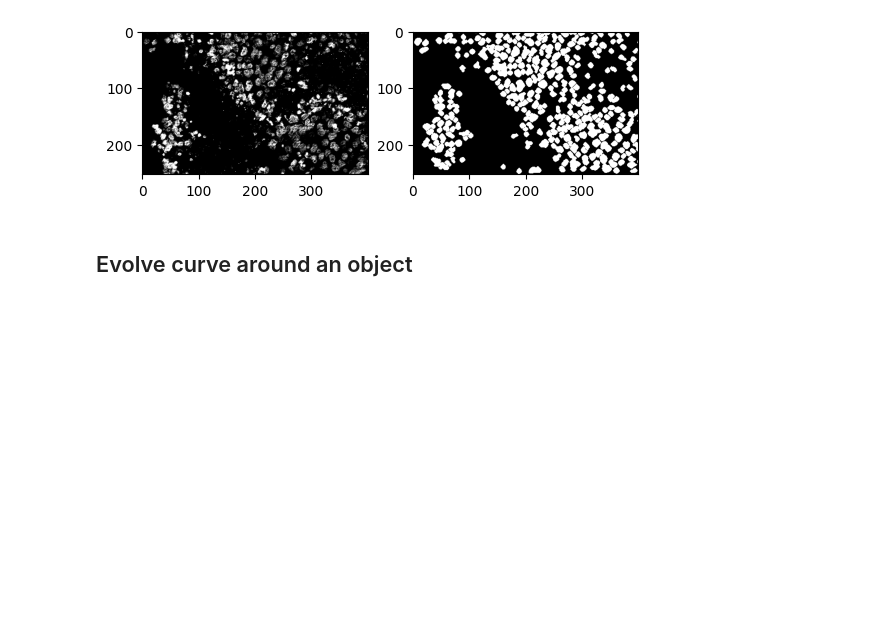
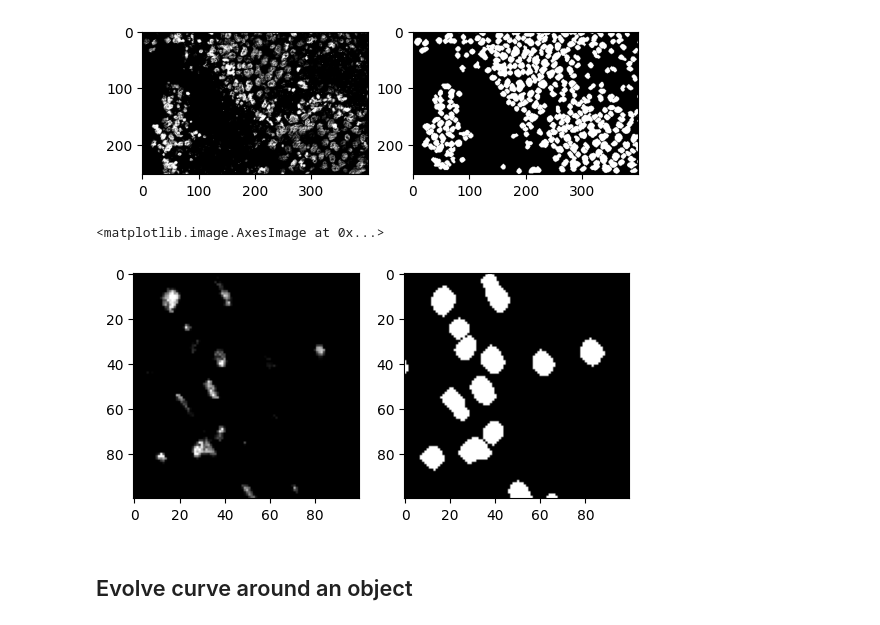
Before and after one commit to jgu13/CellSeg, a Jupyter notebook: Scripts/Test.ipynb, the cells around one changed output. Saved outputs shown, nothing was run; the diff lists cells and outputs as text; code cells hidden in the pictures; blank space fills up the shorter version.

Commit message:
added more test images

```diff
--- a/Scripts/Test.ipynb
+++ b/Scripts/Test.ipynb
@@ -35,6 +35,27 @@ axes[1].imshow(nuc_mask, cmap='gray')
 # %% [output]
 <matplotlib.image.AxesImage at 0x...>
 [figure]
+# %%
+# read in raw cell image and rescale its intensity
+nuc_img = plt.imread(os.path.join(image_dir, 'test_easy_img.tiff'))
+crop_shape = np.asanyarray([500,600,300,400])
+nuc_img = rescale_intensity(nuc_img, (100, 400)) # need to manually set the intensity range
+nuc_img = nuc_img[crop_shape[0]:crop_shape[1], crop_shape[2]:crop_shape[3]]
+# read in mask and rescale its intensity
+nuc_mask = plt.imread(os.path.join(mask_dir, 'test_easy_mask.tiff'))
+nuc_mask = rescale_intensity(nuc_mask, (100, 400)) # need to manually set the intensity range
+nuc_mask = nuc_mask[crop_shape[0]:crop_shape[1], crop_shape[2]:crop_shape[3]]
+
+# uncomment to save cropped cell image and mask
+imsave(os.path.join(image_dir, "test_easy_img.png"), nuc_img)
+imsave(os.path.join(mask_dir, "test_easy_mask.png"), nuc_mask)
+
+fig, axes = plt.subplots(nrows=1, ncols=2)
+axes[0].imshow(nuc_img, cmap='gray')
+axes[1].imshow(nuc_mask, cmap='gray')
+# %% [output]
+<matplotlib.image.AxesImage at 0x...>
+[figure, added]
 # %% [markdown]
 ## Evolve curve around an object
 # %%
```
Also changed, not shown: 3 other files.
